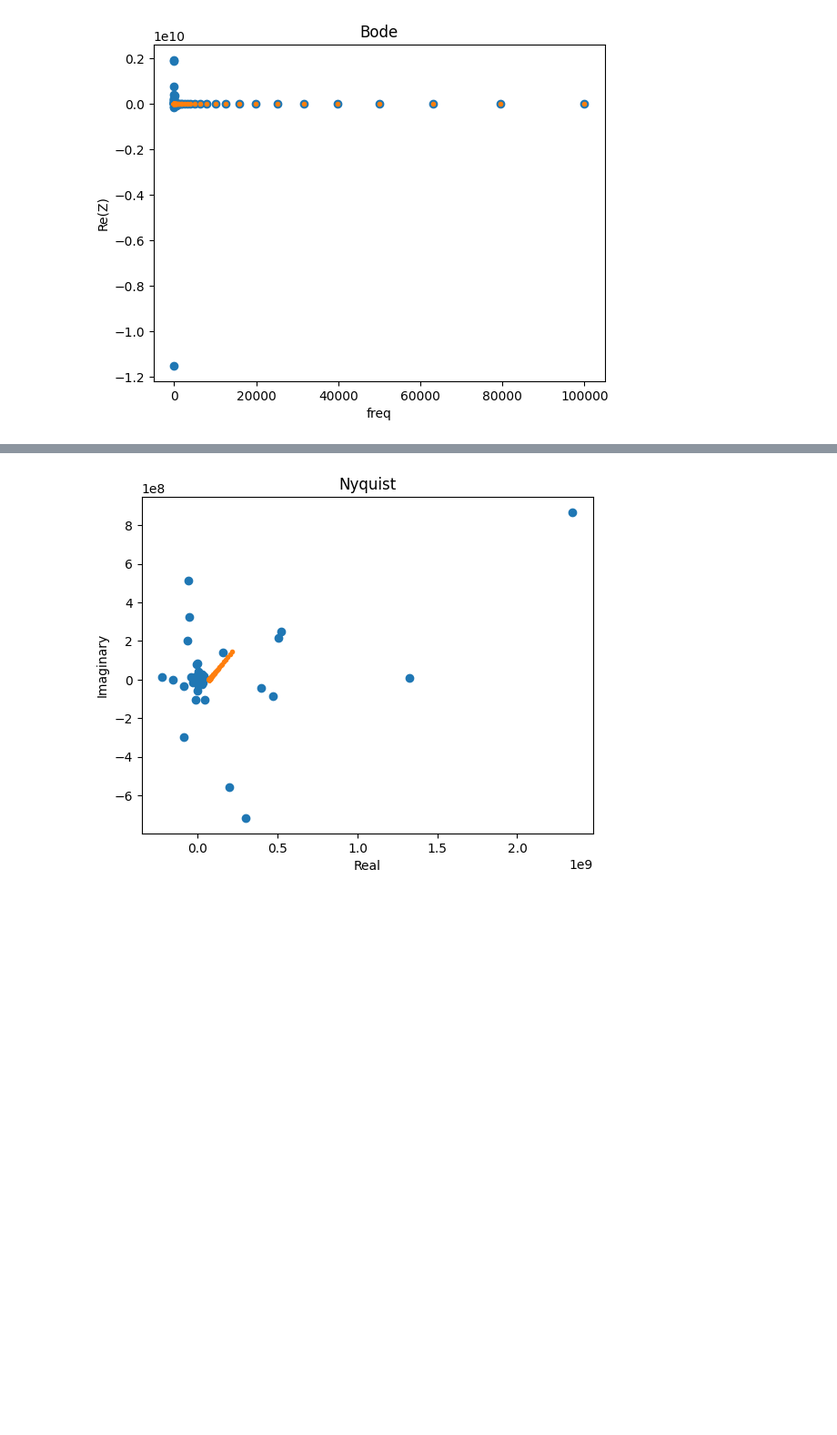
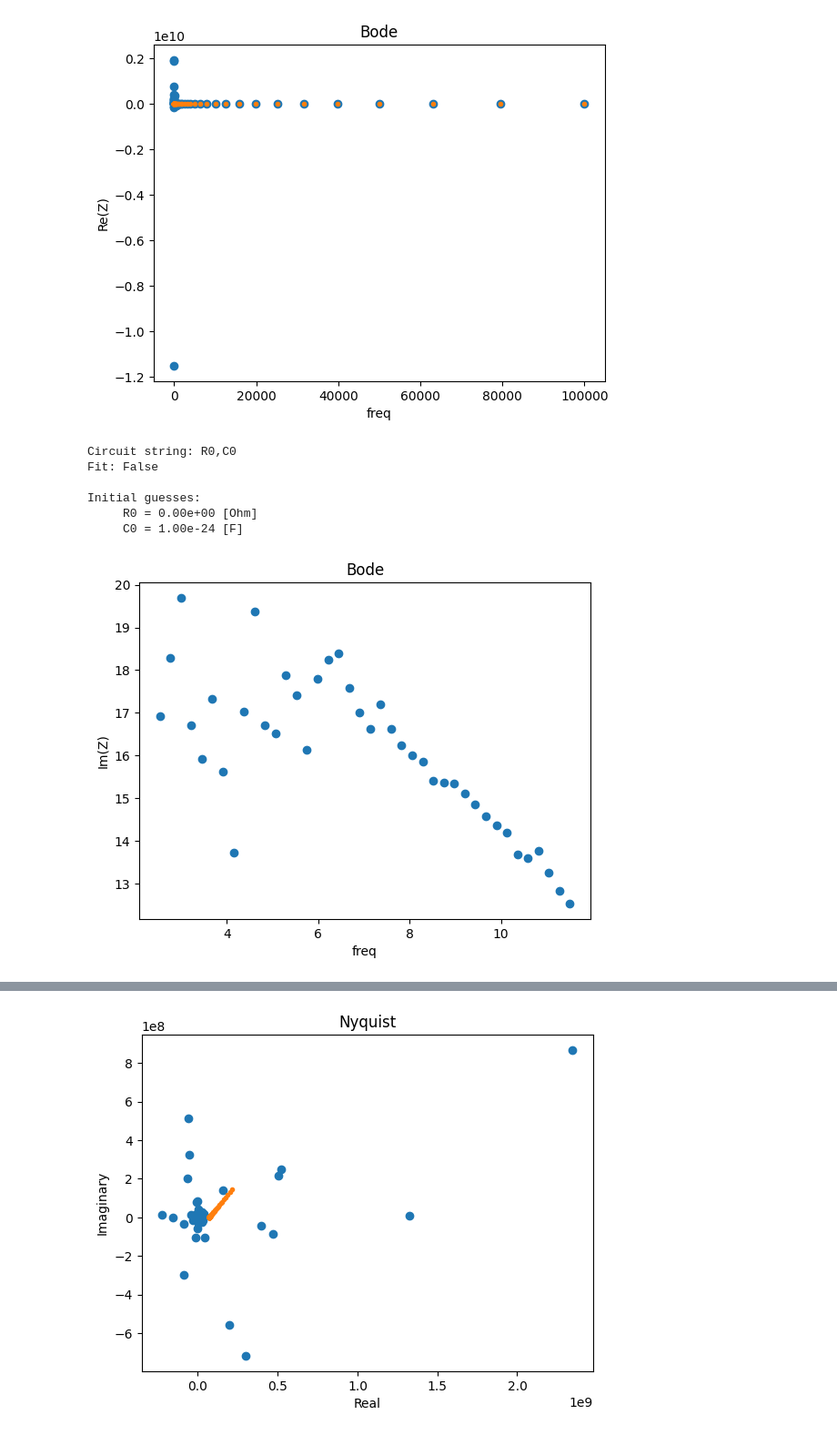
Before and after one commit to beepmo/gator, a Jupyter notebook: data/06-27/litao3_dryEIS.ipynb, the cells around one changed output, grey strips where cells are left out. Shown at 91% size. Cells and saved outputs as stored; diff of their text form; code cells hidden in the pictures; blank space fills up the shorter version.

```diff
--- a/data/06-27/litao3_dryEIS.ipynb
+++ b/data/06-27/litao3_dryEIS.ipynb
@@ -56,13 +37,12 @@ def prep_csv(filename):
 ### High to low
 # %%
 freqs, Z = preprocessing.readZPlot('DryLiTaO3htol.z')
-freqs, Z = np.delete(freqs, 32), np.delete(Z, 32) # remove 1 noise point (argmin(Z.imag))
 
-circuit = 'p(R0-W0,C0)'
-init = [10**6, 10**-7, 10**-8]
+circuit = 'R0,C0'
+init = [0, 10**-24]
 
 circuit = CustomCircuit(circuit, initial_guess=init)
-circuit.fit(freqs, Z)
+# circuit.fit(freqs, Z)
 Z_fit = circuit.predict(freqs)
 
 plt.plot(Z.real, -Z.imag, 'o')
@@ -89,3 +69,22 @@ plt.show()
 [figure]
 [figure]
 [figure]
+# %%
+print(circuit)
+# %% [output]
+Circuit string: R0,C0
+Fit: False
+
+Initial guesses:
+     R0 = 0.00e+00 [Ohm]
+     C0 = 1.00e-24 [F]
+# %%
+cut = 40
+plt.plot(np.log(freqs[:cut]), np.log(np.abs(Z[:cut])), 'o')
+plt.plot(np.log(freqs[cut:]), np.log(np.abs(Z_fit[cut:])), '.')
+plt.ylabel('Im(Z)')
+plt.xlabel('freq')
+plt.title('Bode')
+plt.show()
+# %% [output]
+[figure, added]
```
Also changed, not shown: parts of 5 cells of this notebook.
